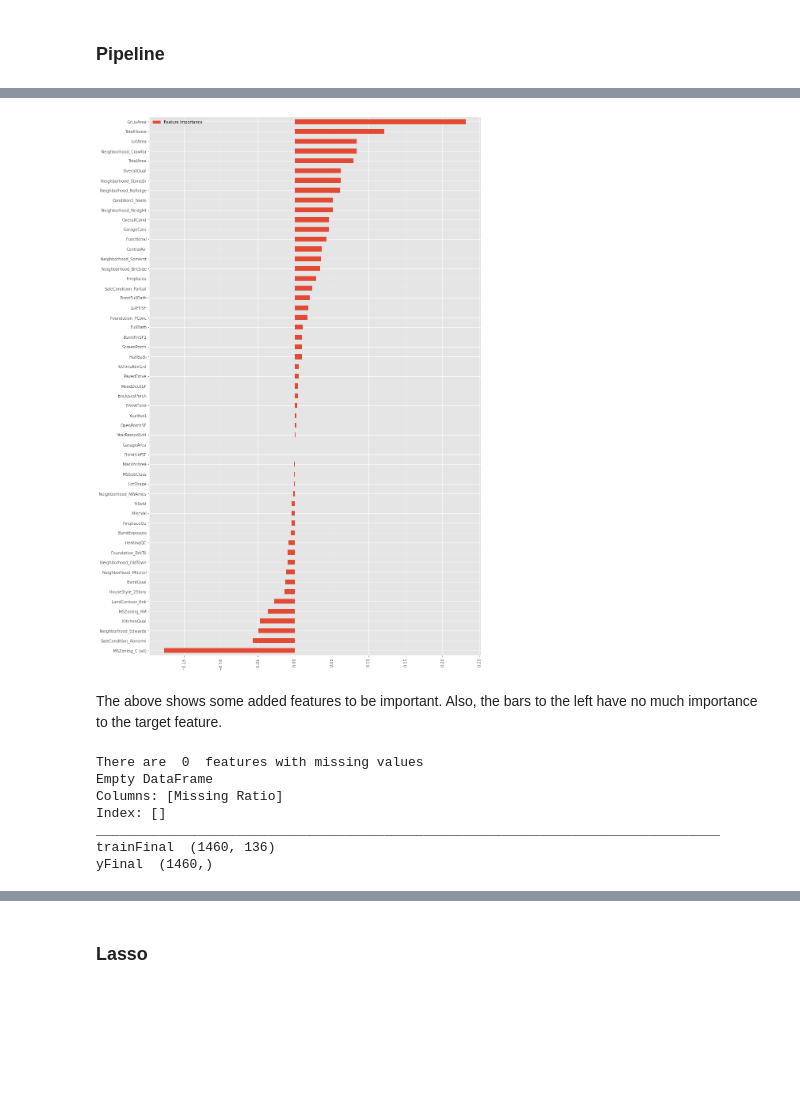
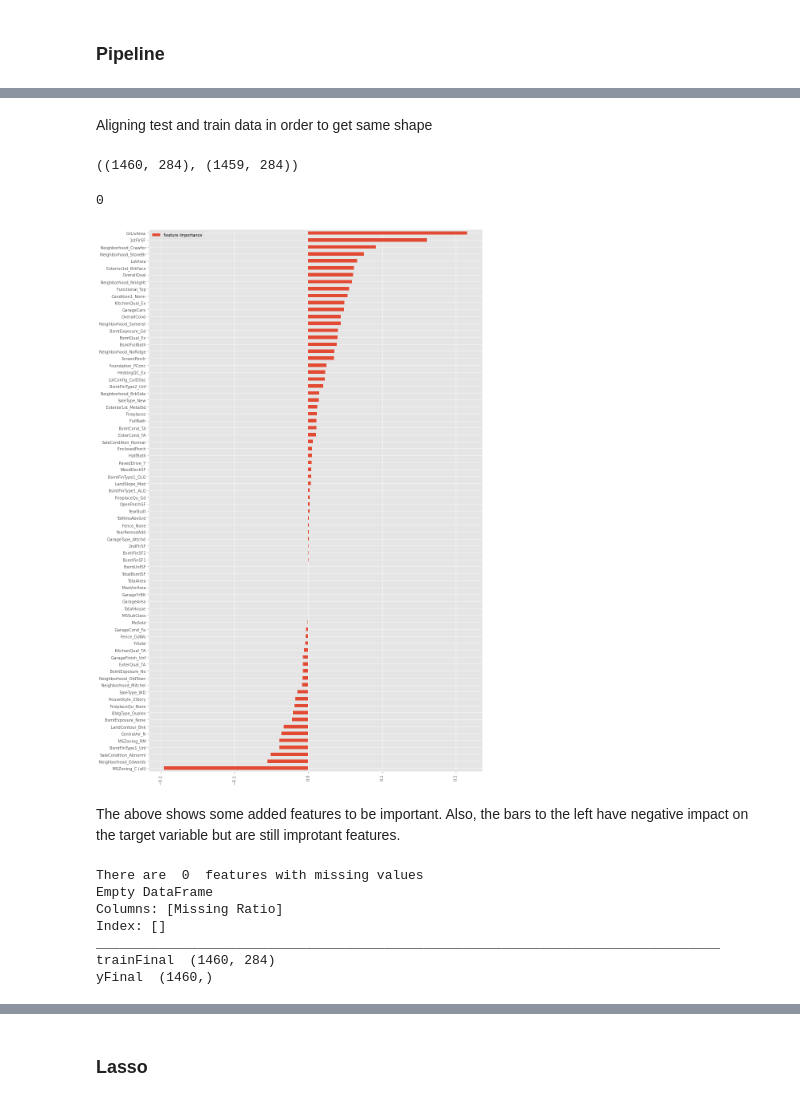
Before and after one commit to linda-oranya/house_prediction_with_boosting_techniques_and_pipelines, a Jupyter notebook: pricing_prediction_with_boosting_pipelines.ipynb, the cells around one changed output, grey strips where cells are left out. Drawn from its saved outputs; the diff is of its cells as text; code cells hidden in the pictures; blank space fills up the shorter version.

Commit message:
applied corrections to improve model, transformed based on trai, avoided concatenating data

```diff
--- a/pricing_prediction_with_boosting_pipelines.ipynb
+++ b/pricing_prediction_with_boosting_pipelines.ipynb
@@ -322,7 +313,7 @@ class AddFeature():
     def fit(self,X,y=None):
         return self
 
-    def transform(self,X):
+    def transform(self,X) -> pd.DataFrame:
         """
         Transforms dataframe by adding new features
         """
@@ -346,7 +337,10 @@ class SkewDummies(BaseEstimator, TransformerMixin):
         """
         Skews numerical columns
         """
-        X_numeric=X.select_dtypes(exclude=["object"])
+        X_numeric=X[['LotFrontage','LotArea','OverallQual','YearBuilt','YearRemodAdd','1stFlrSF','2ndFlrSF',
+                   'LowQualFinSF','GrLivArea','FullBath','HalfBath','BedroomAbvGr','KitchenAbvGr','TotRmsAbvGrd',
+                   'Fireplaces','WoodDeckSF','OpenPorchSF','EnclosedPorch','3SsnPorch','ScreenPorch','PoolArea',
+                   'MiscVal']]
         skewness = X_numeric.apply(lambda x: skew(x))
         skewness_features = skewness[abs(skewness) >= self.skew].index
         X[skewness_features] = np.log1p(X[skewness_features])
@@ -440,9 +385,7 @@ class DropCols(BaseEstimator, TransformerMixin):
 ### Pipeline
 # %%
 pipe = Pipeline([
-    ('feat_eng', FeatureEngineering()),
     ('add_feature', AddFeature(additional=2)),
-    ('lab_enc', LabelEncode()),
     ('drop_cols', DropCols()),
     ('skew_dummies', SkewDummies(skew=1)),
 
@@ -452,19 +395,19 @@ pipe = Pipeline([
 train = pd.read_csv('train.csv')
 test = pd.read_csv('test.csv')
 
-trainWprice = pd.DataFrame(train)
+trainWprice = pd.DataFrame(traindf)
 trainNoPrice = trainWprice.drop("SalePrice", axis=1)
 
 full=pd.concat([trainNoPrice,test], ignore_index=True)
 full.drop(['Id'],axis=1, inplace=True)
 print("full data without Id and SalePrice ", full.shape)
 
-FullDataPipe = pipe.fit_transform(full)
-print("FullDataPipe ", FullDataPipe.shape)
+trainDataPipe = pipe.transform(trainNoPrice)
+testDataPipe = pipe.transform(testdf)
+print("trainDataPipe ", trainDataPipe.shape)
+print("testDataPipe ", testDataPipe.shape)
 
 n_train=train.shape[0]
-trainFinal = pd.DataFrame(FullDataPipe[:n_train])
-testFinal = pd.DataFrame(FullDataPipe[n_train:])
 y= train.SalePrice
 yFinal = np.log(train.SalePrice)
 # %% [output]
@@ -475,23 +437,42 @@ When the data was scaled using robust scaler, it performed poorly and when it wa
+# %% [markdown]
+Aligning test and train data in order to get same shape
+# %%
+trainDataPipe = trainDataPipe.drop(columns=['Condition2_RRAe','Condition2_RRAn','Condition2_RRNn',
+                                 'Electrical_Mix','Exterior1st_ImStucc','Exterior1st_Stone','Exterior2nd_Other',
+                                 'Heating_Floor','Heating_OthW','HouseStyle_2.5Fin','MiscFeature_TenC',
+                                 'PoolQC_Fa','RoofMatl_ClyTile','RoofMatl_Membran','RoofMatl_Metal','RoofMatl_Roll',
+                                 'Utilities_NoSeWa'])
+# %%
+trainDataPipe.shape, testDataPipe.shape
+# %% [output]
+((1460, 284), (1459, 284))
+# %%
+trainDataPipe.isnull().sum().sum()
+# %% [output]
+0
 # %%
 
-trainFinalFI = pd.DataFrame(trainFinal)
+trainFinalFI = pd.DataFrame(trainDataPipe)
 yFinalFI = yFinal
 
 lasso=Lasso(alpha=0.001, copy_X=True, fit_intercept=True, max_iter=1000,
    normalize=False, positive=False, precompute=False, random_state=None,
    selection='cyclic', tol=0.0001, warm_start=False)
 lasso.fit(trainFinalFI,yFinalFI)
 
 FI_lasso = pd.DataFrame({"Feature Importance":lasso.coef_}, index=trainFinalFI.columns)
 
 FI_lasso[FI_lasso["Feature Importance"]!=0].sort_values("Feature Importance").plot(kind="barh",figsize=(15,25))
 plt.xticks(rotation=90)
 plt.show()
 # %% [output]
-[figure, old version]
+[figure, new version]
 # %% [markdown]
-The above shows some added features to be important. Also, the bars to the left have no much importance to the target feature.
+The above shows some added features to be important.
+Also, the bars to the left have negative impact on the target variable but are still improtant features.
 # %%
+trainFinal = trainDataPipe.copy()
+testFinal = testDataPipe.copy()
 trainFinal = pd.DataFrame(trainFinal)
 
 ColsMissingValues = trainFinal.isnull().sum()
@@ -509,7 +490,7 @@ Empty DataFrame
 Columns: [Missing Ratio]
 Index: []
 ________________________________________________________________________________
-trainFinal  (1460, 136)
+trainFinal  (1460, 284)
 yFinal  (1460,)
 # %%
 def rmse(y, y_pred):
```
Also changed, not shown: parts of 46 cells of this notebook.
